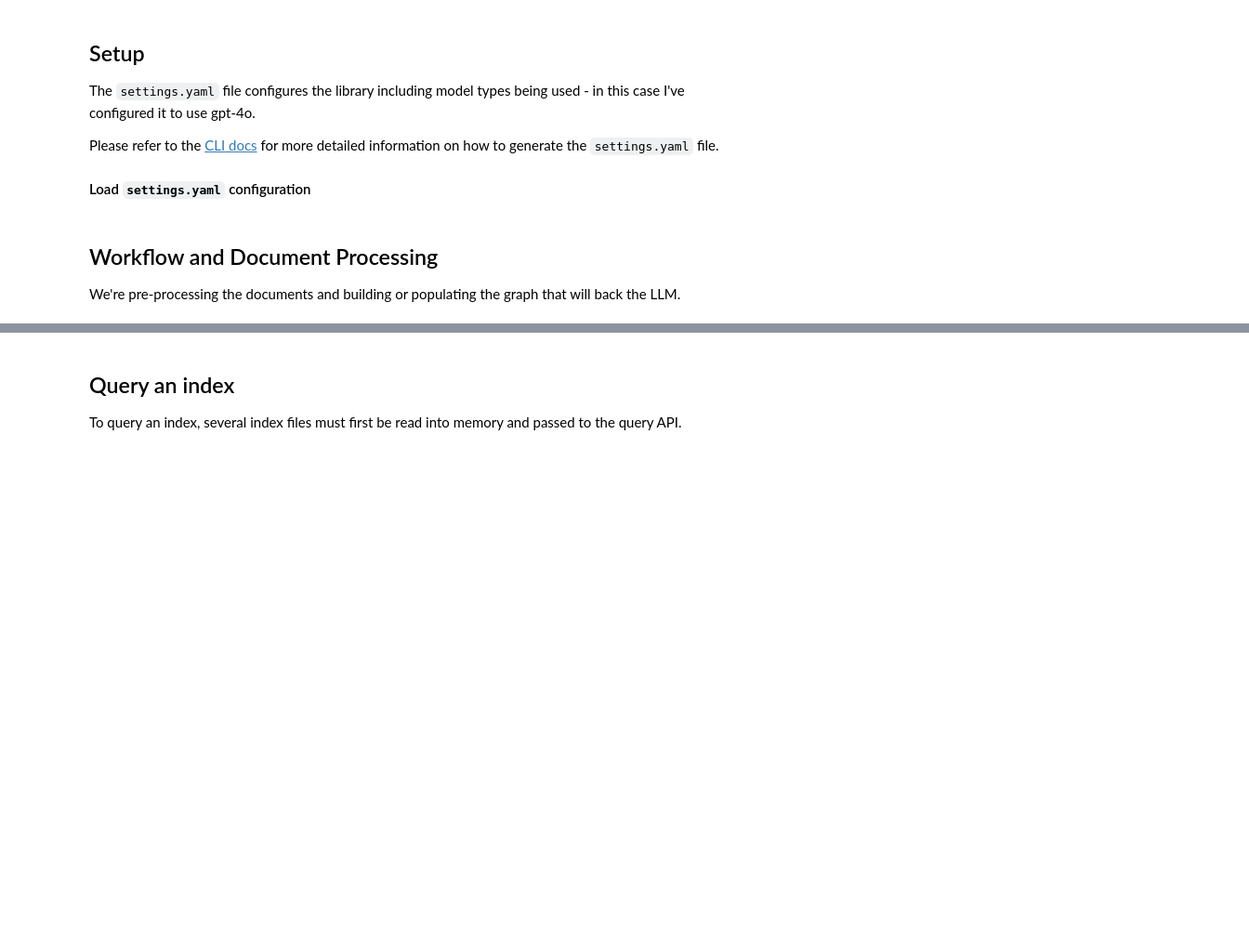
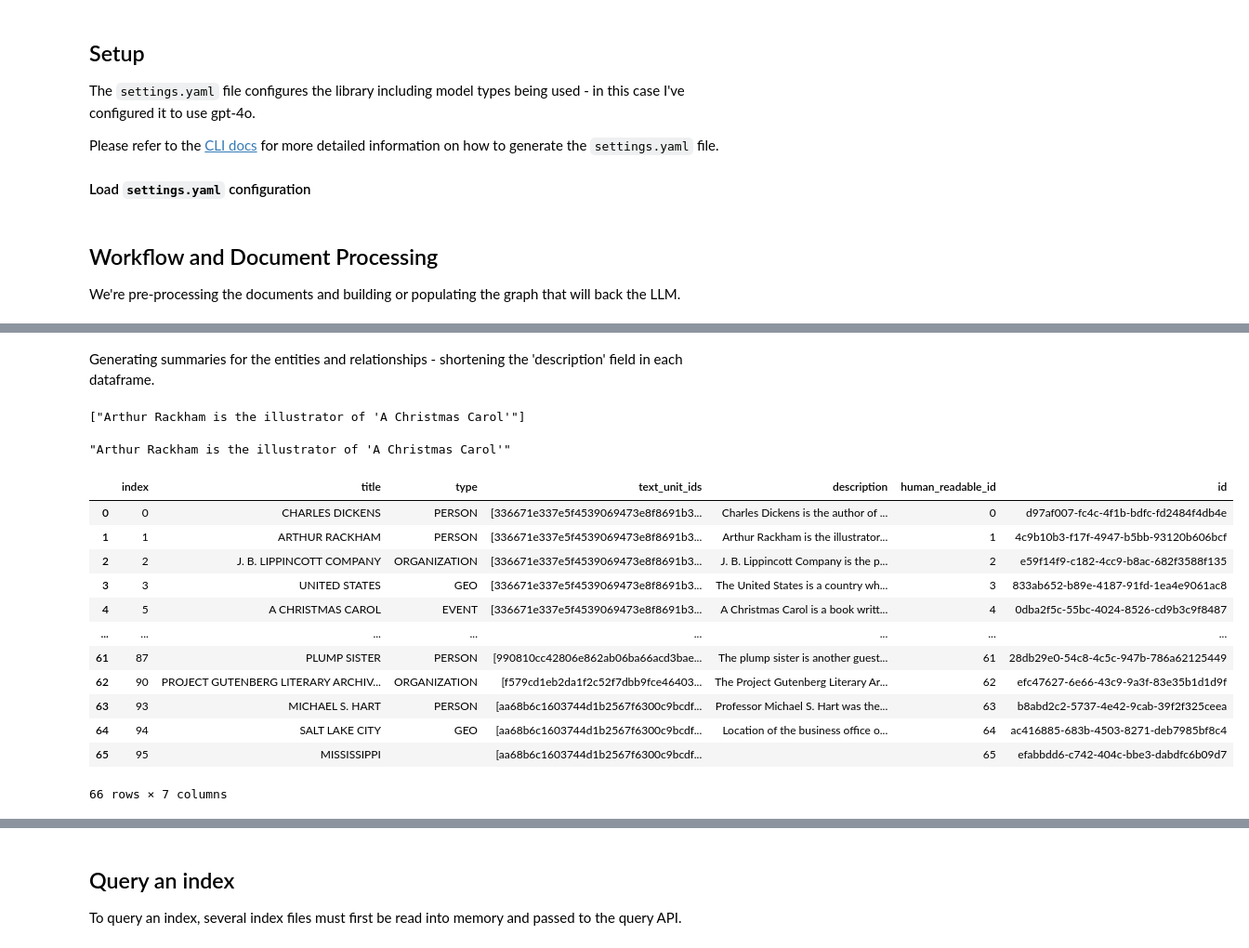
Before and after one commit to paulbruffett/graphrag, a Jupyter notebook: Graph Deconstructed.ipynb, the cells around one changed output, grey strips where cells are left out. Shown: that part at 93% size. Saved outputs shown, nothing was run; the diff lists cells and outputs as text; code cells hidden in the pictures; blank space fills up the shorter version.

```diff
--- a/Graph Deconstructed.ipynb
+++ b/Graph Deconstructed.ipynb
@@ -86,0 +45,4 @@ Workflow Name: generate_text_embeddings Status: success
+# %%
+from graphrag.index.input.factory import create_input
+input = await create_input(config.input, None, ".")
+input
@@ -86,0 +128,12 @@ Workflow Name: generate_text_embeddings Status: success
+# %%
+entities, relationships = await extract_entities(
+        chunked_text,
+        WorkflowCallbacks,
+        None,
+        text_column="text",
+        id_column="id",
+        strategy=extraction_strategy,
+        async_mode=extraction_async_mode,
+        entity_types=entity_types,
+        num_threads=extraction_num_threads,
+    )
@@ -86,0 +158,52 @@ Workflow Name: generate_text_embeddings Status: success
+# %% [markdown]
+Generating summaries for the entities and relationships - shortening the 'description' field in each dataframe.
+# %%
+from graphrag.index.operations.summarize_descriptions import summarize_descriptions
+
+entity_summaries, relationship_summaries = await summarize_descriptions(
+        entities,
+        relationships,
+        WorkflowCallbacks,
+        None,
+        strategy=summarization_strategy,
+        num_threads=summarization_num_threads,
+    )
+# %%
+entities.head().iloc[1]['description']
+# %% [output]
+["Arthur Rackham is the illustrator of 'A Christmas Carol'"]
+# %%
+entity_summaries.head().iloc[1]['description']
+# %% [output]
+"Arthur Rackham is the illustrator of 'A Christmas Carol'"
+# %%
+import pandas as pd
+from uuid import uuid4
+
+def _prep_nodes(entities, summaries) -> pd.DataFrame:
+    entities.drop(columns=["description"], inplace=True)
+    nodes = entities.merge(summaries, on="title", how="left").drop_duplicates(
+        subset="title"
+    )
+    nodes = nodes.loc[nodes["title"].notna()].reset_index()
+    nodes["human_readable_id"] = nodes.index
+    nodes["id"] = nodes["human_readable_id"].apply(lambda _x: str(uuid4()))
+    return nodes
+
+base_entity_nodes = _prep_nodes(entities, entity_summaries)
+# %%
+base_entity_nodes
+# %% [output]
+|  | index | title | type | text_unit_ids | description | human_readable_id | id |
+| 0 | 0 | CHARLES DICKENS | PERSON | [336671e337e5f4539069473e8f8691b3... | Charles Dickens is the author of ... | 0 | d97af007-fc4c-4f1b-bdfc-fd2484f4db4e |
+| 1 | 1 | ARTHUR RACKHAM | PERSON | [336671e337e5f4539069473e8f8691b3... | Arthur Rackham is the illustrator... | 1 | 4c9b10b3-f17f-4947-b5bb-93120b606bcf |
+| 2 | 2 | J. B. LIPPINCOTT COMPANY | ORGANIZATION | [336671e337e5f4539069473e8f8691b3... | J. B. Lippincott Company is the p... | 2 | e59f14f9-c182-4cc9-b8ac-682f3588f135 |
+| 3 | 3 | UNITED STATES | GEO | [336671e337e5f4539069473e8f8691b3... | The United States is a country wh... | 3 | 833ab652-b89e-4187-91fd-1ea4e9061ac8 |
+| 4 | 5 | A CHRISTMAS CAROL | EVENT | [336671e337e5f4539069473e8f8691b3... | A Christmas Carol is a book writt... | 4 | 0dba2f5c-55bc-4024-8526-cd9b3c9f8487 |
+| ... | ... | ... | ... | ... | ... | ... | ... |
+| 61 | 87 | PLUMP SISTER | PERSON | [990810cc42806e862ab06ba66acd3bae... | The plump sister is another guest... | 61 | 28db29e0-54c8-4c5c-947b-786a62125449 |
+| 62 | 90 | PROJECT GUTENBERG LITERARY ARCHIV... | ORGANIZATION | [f579cd1eb2da1f2c52f7dbb9fce46403... | The Project Gutenberg Literary Ar... | 62 | efc47627-6e66-43c9-9a3f-83e35b1d1d9f |
+| 63 | 93 | MICHAEL S. HART | PERSON | [aa68b6c1603744d1b2567f6300c9bcdf... | Professor Michael S. Hart was the... | 63 | b8abd2c2-5737-4e42-9cab-39f2f325ceea |
+| 64 | 94 | SALT LAKE CITY | GEO | [aa68b6c1603744d1b2567f6300c9bcdf... | Location of the business office o... | 64 | ac416885-683b-4503-8271-deb7985bf8c4 |
+| 65 | 95 | MISSISSIPPI |  | [aa68b6c1603744d1b2567f6300c9bcdf... |  | 65 | efabbdd6-c742-404c-bbe3-dabdfc6b09d7 |
+66 rows × 7 columns
```
Also changed, not shown: parts of 99 cells of this notebook, 1 other file.
